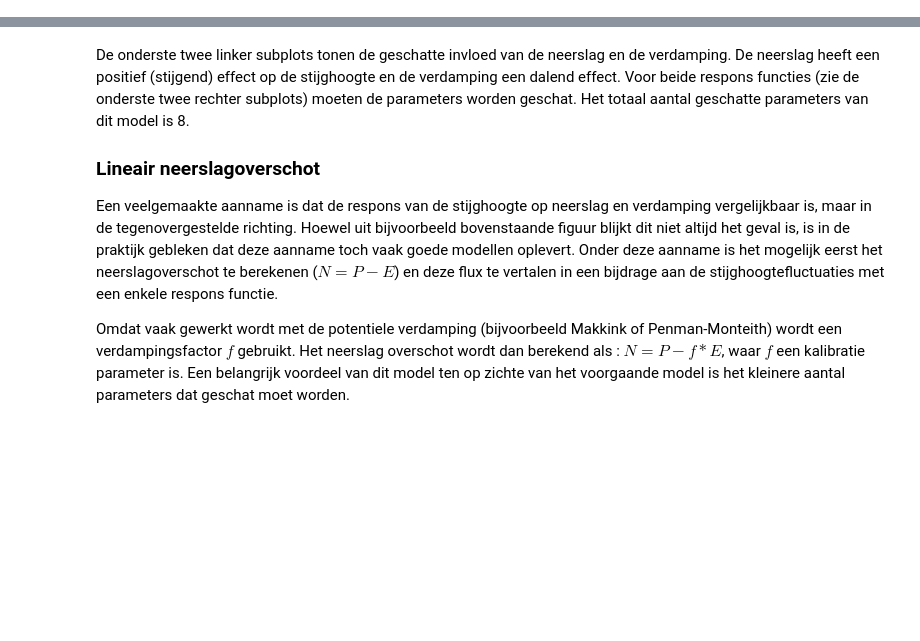
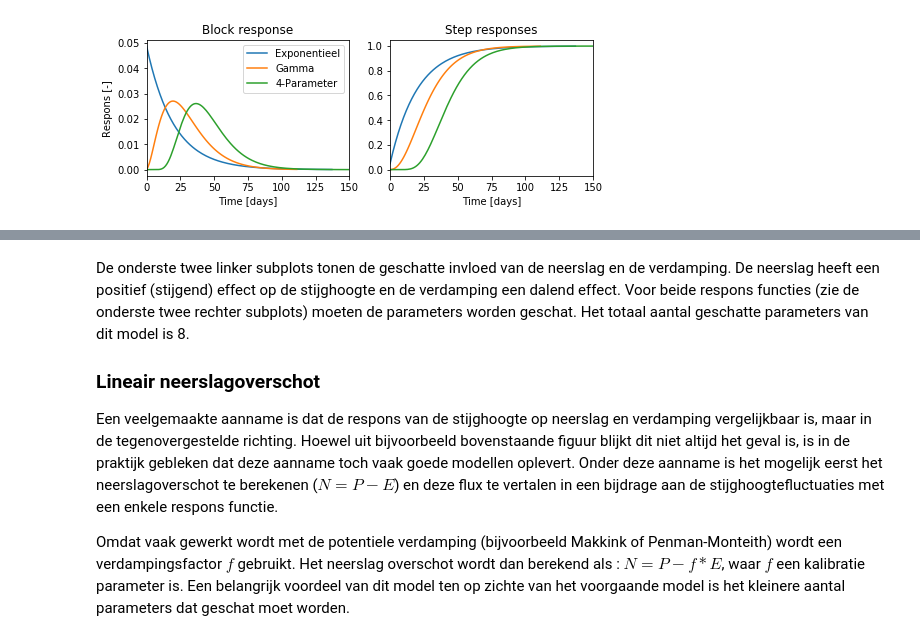
Before and after one commit to ArtesiaWater/stowa_handleiding_tijdreeksanalyse, a Jupyter notebook: model_structuur/model_structuur.ipynb, the cells around one changed output, grey strips where cells are left out. Drawn from its saved outputs; the diff is of its cells as text; code cells hidden in the pictures; blank space fills up the shorter version.

```diff
--- a/model_structuur/model_structuur.ipynb
+++ b/model_structuur/model_structuur.ipynb
@@ -68 +59,23 @@ Voeg tabel met opties voor response functies toe, is echter in zeker mate afhank
+# %%
+# Voorbeeld van Gamma respons functie waar n=1, en hetzelfde model met een exponentiele functie
+
+fig, [ax1, ax2] = plt.subplots(1, 2, figsize=(8, 2.5), sharex=True)
+
+rfuncs = [ps.Exponential, ps.Gamma, ps.FourParam]
+params = [[1, 20], [1, 3, 10], [1, 2, 10, 10]]
+
+for rfunc, param in zip(rfuncs, params):
+    rfunc = rfunc(up=True)
+    p = rfunc.get_init_parameters("p")
+    ax1.plot(rfunc.block(param))
+    ax2.plot(rfunc.step(param))
+ax1.set_xlim(0, 150)
+ax1.set_title("Block response")
+ax2.set_title("Step responses")
+ax1.set_xlabel("Time [days]")
+ax2.set_xlabel("Time [days]")
+ax1.set_ylabel("Respons [-]")
+ax1.legend(["Exponentieel", "Gamma", "4-Parameter"]);
+# %% [output]
+[figure, added]
 # %% [markdown]
```
Also changed, not shown: parts of 17 cells of this notebook, 4 other files.
